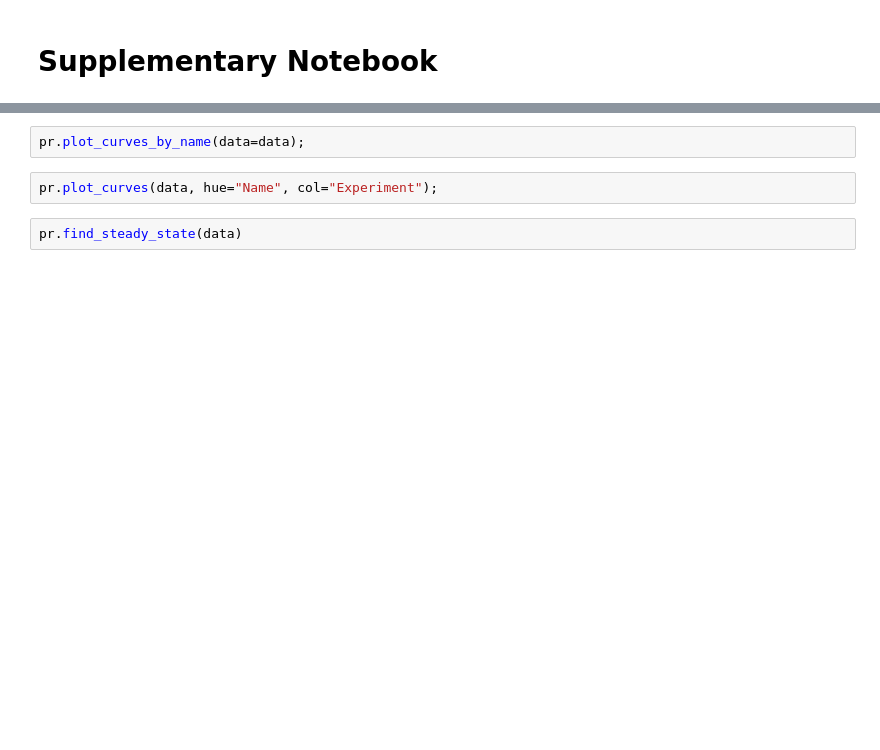
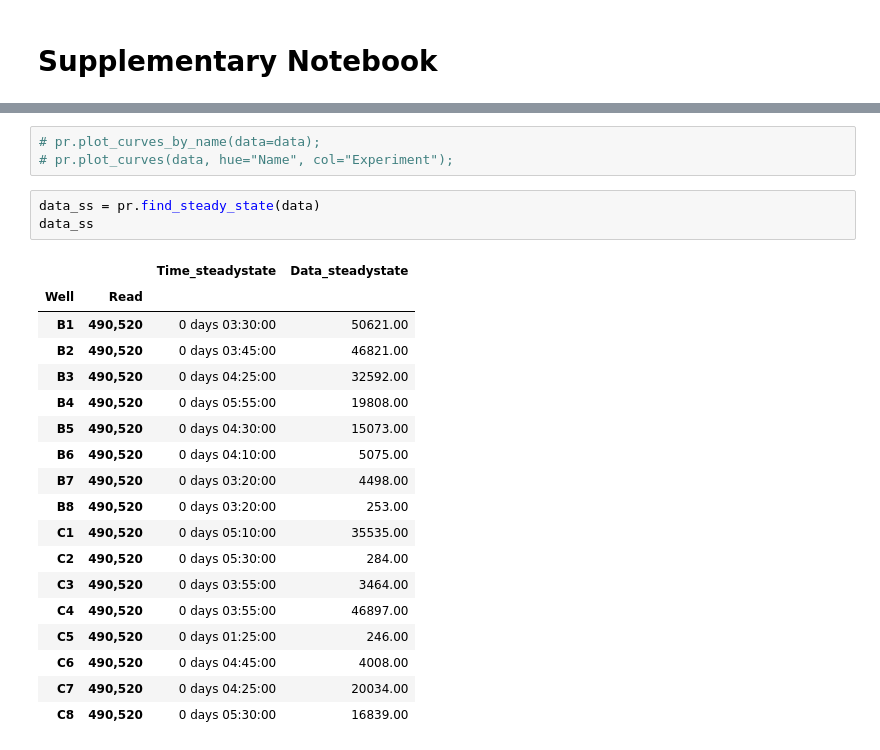
Before and after one commit to bnext-bio/nucleus-developer-notes, a Jupyter notebook: dev-notes/01_modify_template/supplementary.ipynb, the cells around one changed output, grey strips where cells are left out. Saved outputs shown, nothing was run; the diff lists cells and outputs as text; blank space fills up the shorter version.

```diff
--- a/dev-notes/01_modify_template/supplementary.ipynb
+++ b/dev-notes/01_modify_template/supplementary.ipynb
@@ -32,6 +56,25 @@ w.interactive_curve_by_experiment(data)
-# %%
-pr.plot_curves_by_name(data=data);
 # %%
-pr.plot_curves(data, hue="Name", col="Experiment");
+# pr.plot_curves_by_name(data=data);
+# pr.plot_curves(data, hue="Name", col="Experiment");
 # %%
-pr.find_steady_state(data)
+data_ss = pr.find_steady_state(data)
+data_ss
+# %% [output]
+|  |  | Time_steadystate | Data_steadystate |
+| Well | Read |  |  |
+| B1 | 490,520 | 0 days 03:30:00 | 50621.00 |
+| B2 | 490,520 | 0 days 03:45:00 | 46821.00 |
+| B3 | 490,520 | 0 days 04:25:00 | 32592.00 |
+| B4 | 490,520 | 0 days 05:55:00 | 19808.00 |
+| B5 | 490,520 | 0 days 04:30:00 | 15073.00 |
+| B6 | 490,520 | 0 days 04:10:00 | 5075.00 |
+| B7 | 490,520 | 0 days 03:20:00 | 4498.00 |
+| B8 | 490,520 | 0 days 03:20:00 | 253.00 |
+| C1 | 490,520 | 0 days 05:10:00 | 35535.00 |
+| C2 | 490,520 | 0 days 05:30:00 | 284.00 |
+| C3 | 490,520 | 0 days 03:55:00 | 3464.00 |
+| C4 | 490,520 | 0 days 03:55:00 | 46897.00 |
+| C5 | 490,520 | 0 days 01:25:00 | 246.00 |
+| C6 | 490,520 | 0 days 04:45:00 | 4008.00 |
+| C7 | 490,520 | 0 days 04:25:00 | 20034.00 |
+| C8 | 490,520 | 0 days 05:30:00 | 16839.00 |
```
Also changed, not shown: parts of 14 cells of this notebook, 5 other files.
